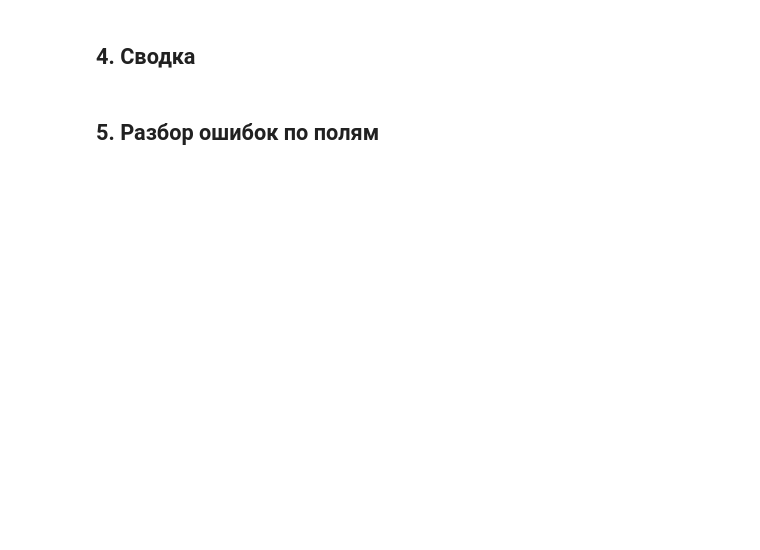
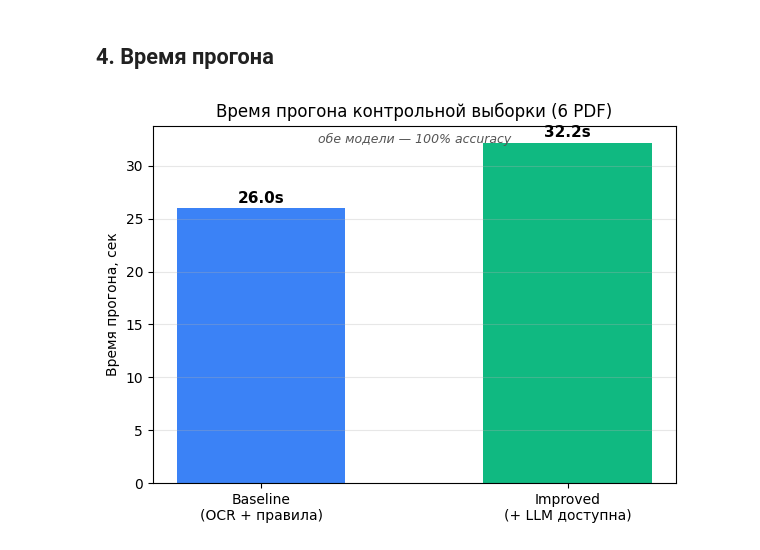
Before and after one commit to GrafZLaa/aie_project_Bukhna, a Jupyter notebook: project/notebooks/02_baselines.ipynb, the cells around one changed output. Cells and saved outputs as stored; diff of their text form; code cells hidden in the pictures; blank space fills up the shorter version.

```diff
--- a/project/notebooks/02_baselines.ipynb
+++ b/project/notebooks/02_baselines.ipynb
@@ -96,2 +129,2 @@ print(f'\nВремя improved: {improved_elapsed:.1f} сек')
 # %% [markdown]
-## 4. Сводка
+## 4. Время прогона
@@ -112,2 +130,0 @@ print(f'Improved  | {i_correct:>6}/{i_total:<7} | {i_acc:.3f}    | {improved_ela
-# %% [markdown]
-## 5. Разбор ошибок по полям
@@ -128,0 +131,17 @@ per_field_table(improved_results, 'Improved')
+# %%
+labels = ['Baseline\n(OCR + правила)', 'Improved\n(+ LLM доступна)']
+times = [baseline['elapsed_sec'], improved['elapsed_sec']]
+colors = ['#3b82f6', '#10b981']
+
+fig, ax = plt.subplots(figsize=(6, 4.5))
+bars = ax.bar(labels, times, color=colors, width=0.55)
+ax.set_ylabel('Время прогона, сек')
+ax.set_title(f'Время прогона контрольной выборки ({baseline["total_samples"]} PDF)')
+ax.grid(axis='y', alpha=0.3)
+for bar, t in zip(bars, times):
+    ax.text(bar.get_x() + bar.get_width()/2, t + 0.5, f'{t:.1f}s', ha='center', fontsize=11, fontweight='bold')
+ax.text(0.5, 0.95, 'обе модели — 100% accuracy', transform=ax.transAxes, ha='center', fontsize=9, style='italic', color='#555')
+fig.tight_layout()
+plt.show()
+# %% [output]
+[figure, added]
```
Also changed, not shown: parts of 21 cells of this notebook.
